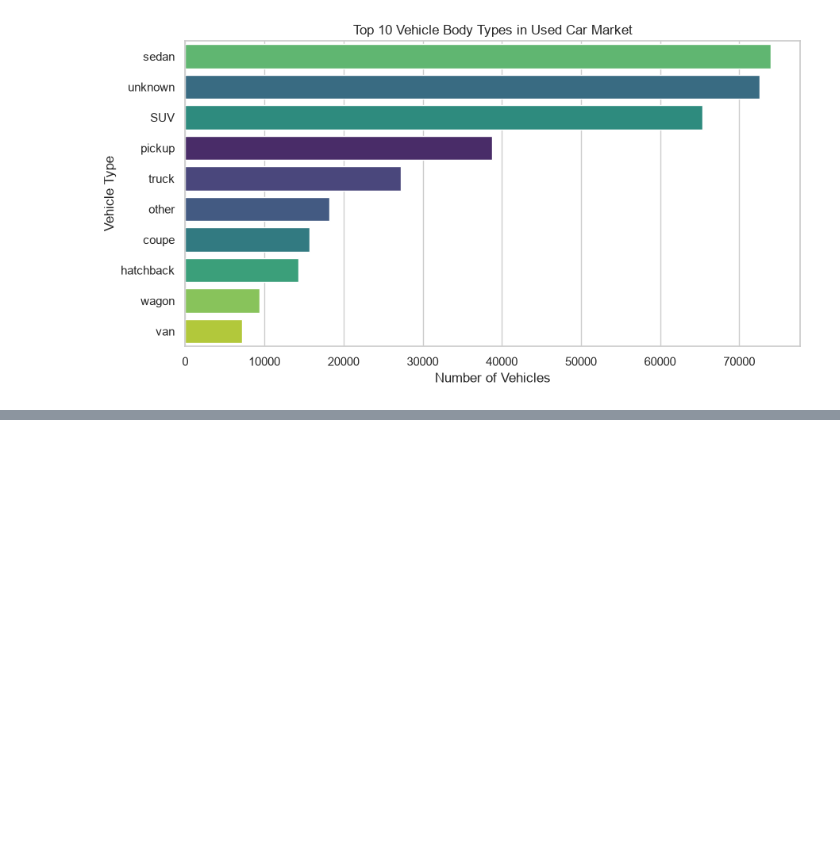
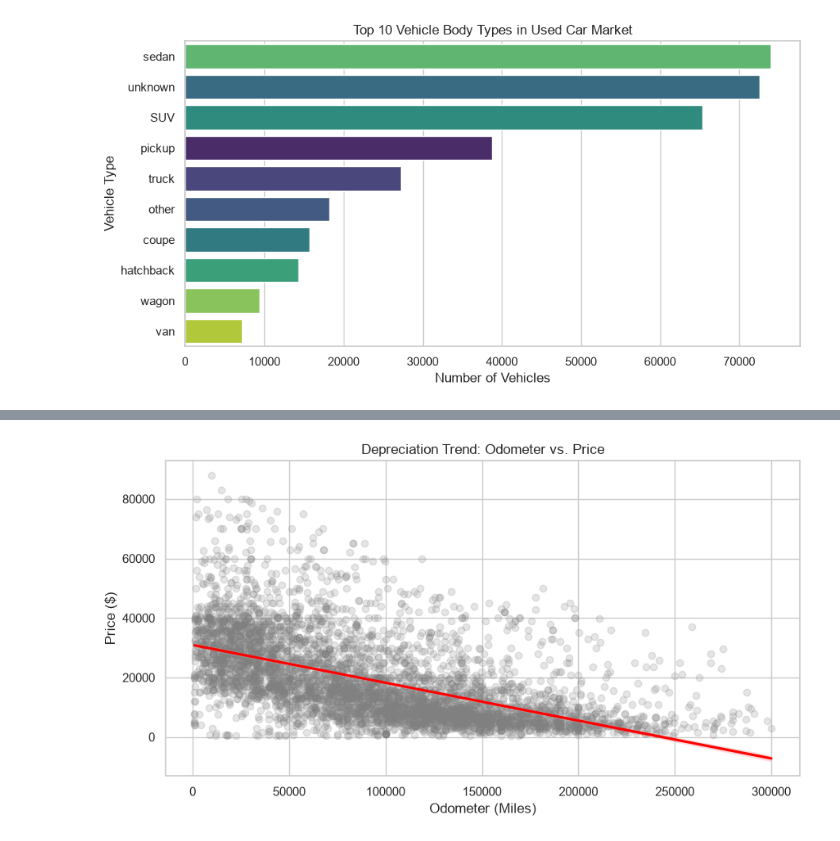
Before and after one commit to harybagus/used-car-market-analysis, a Jupyter notebook: used_car_market_analysis.ipynb, the cells around one changed output, grey strips where cells are left out. Saved outputs shown, nothing was run; the diff lists cells and outputs as text; code cells hidden in the pictures; blank space fills up the shorter version.

Commit message:
feat: complete bivariate analysis, fuel price boxplots, and correlation heatmap

```diff
--- a/used_car_market_analysis.ipynb
+++ b/used_car_market_analysis.ipynb
@@ -291,0 +295,21 @@ plt.show()
+# %%
+# Scatter plot with trend line (Odometer vs Price)
+plt.figure(figsize=(10, 5))
+
+# We take a random sample of 5,000 rows for cleaner plot rendering
+sample_df = df_clean.sample(5000, random_state=42)
+
+sns.regplot(
+    data=sample_df,
+    x='odometer',
+    y='price',
+    scatter_kws={'alpha': 0.2, 'color':'gray'},
+    line_kws={'color':'red'}
+)
+
+plt.title('Depreciation Trend: Odometer vs. Price')
+plt.xlabel('Odometer (Miles)')
+plt.ylabel('Price ($)')
+plt.show()
+# %% [output]
+[figure, added]
```
Also changed, not shown: parts of 5 cells of this notebook.
